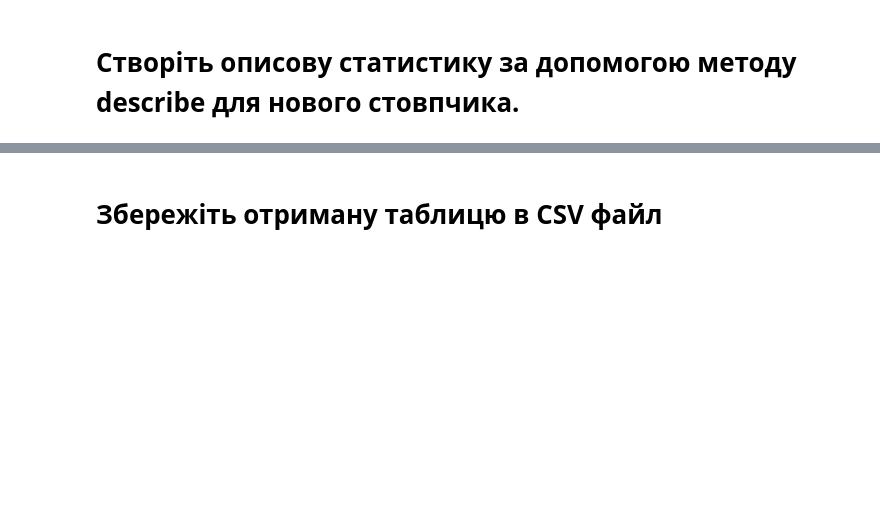
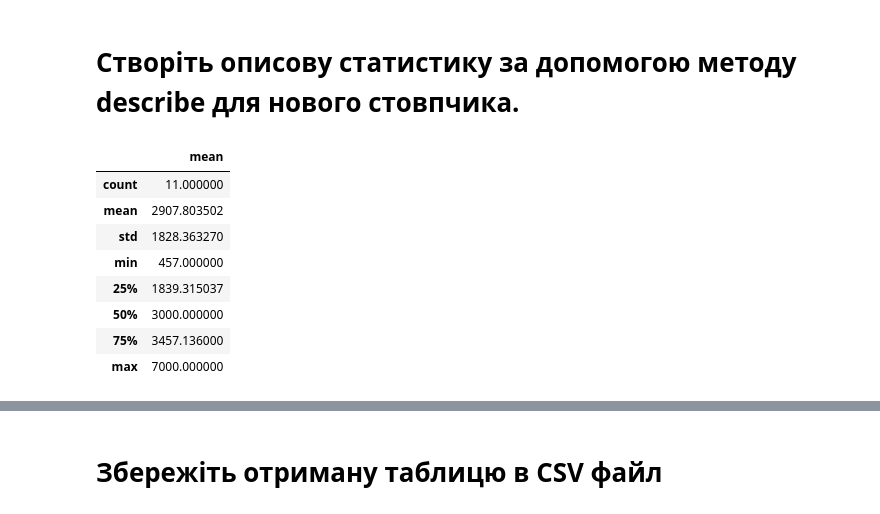
Before and after one commit to lexxai/goit_python_ds_hw_02, a Jupyter notebook: Hw2.2.ipynb, the cells around one changed output, grey strips where cells are left out. Cells and saved outputs as stored; diff of their text form; code cells hidden in the pictures; blank space fills up the shorter version.

```diff
--- a/Hw2.2.ipynb
+++ b/Hw2.2.ipynb
@@ -373,2 +393,15 @@ time: 5.67 s (started: 2024-01-05 23:33:09 +00:00)
 # %% [markdown]
 # Створіть описову статистику за допомогою методу describe для нового стовпчика.
+# %%
+df.groupby(['Должность'])['salary'] \
+  .agg(['mean']).describe()
+# %% [output]
+|  | mean |
+| count | 11.000000 |
+| mean | 2907.803502 |
+| std | 1828.363270 |
+| min | 457.000000 |
+| 25% | 1839.315037 |
+| 50% | 3000.000000 |
+| 75% | 3457.136000 |
+| max | 7000.000000 |
```
Also changed, not shown: parts of 25 cells of this notebook.
